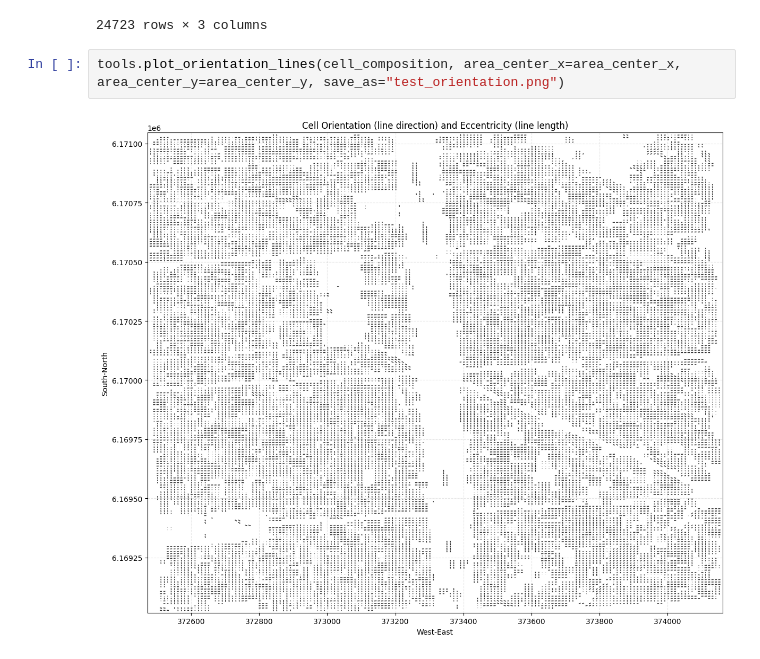
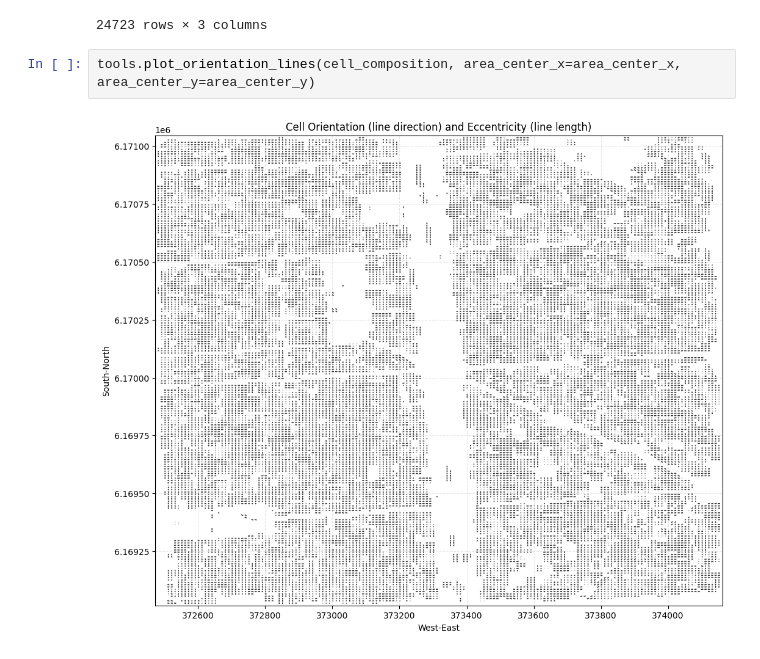
Before and after one commit to IonatanPerez/TECHO-IdeATLAS, a Jupyter notebook: Pipeline.ipynb, the cells around one changed output. Cells and saved outputs as stored; diff of their text form.

```diff
--- a/Pipeline.ipynb
+++ b/Pipeline.ipynb
@@ -221,6 +218,6 @@ cell_composition
 |  | -6 | [{'polygon_tag': '48Q39JWG+5WM3',... | 4.981546 | 0.535428 |
 24723 rows × 3 columns
 # %%
-tools.plot_orientation_lines(cell_composition, area_center_x=area_center_x, area_center_y=area_center_y, save_as="test_orientation.png")
+tools.plot_orientation_lines(cell_composition, area_center_x=area_center_x, area_center_y=area_center_y)
 # %% [output]
-[figure, old version]
+[figure, new version]
```
Also changed, not shown: parts of 2 cells of this notebook, 1 other file.
